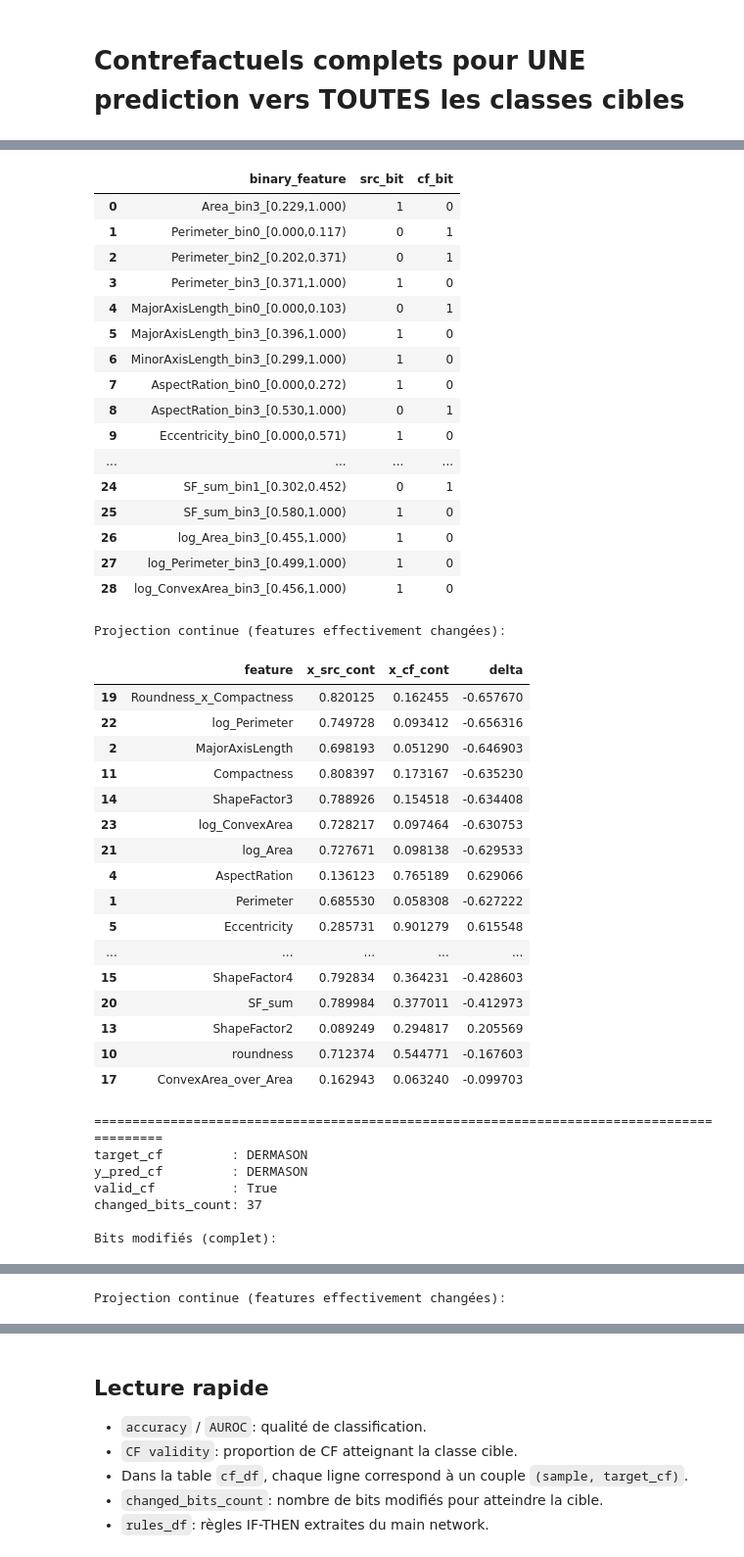
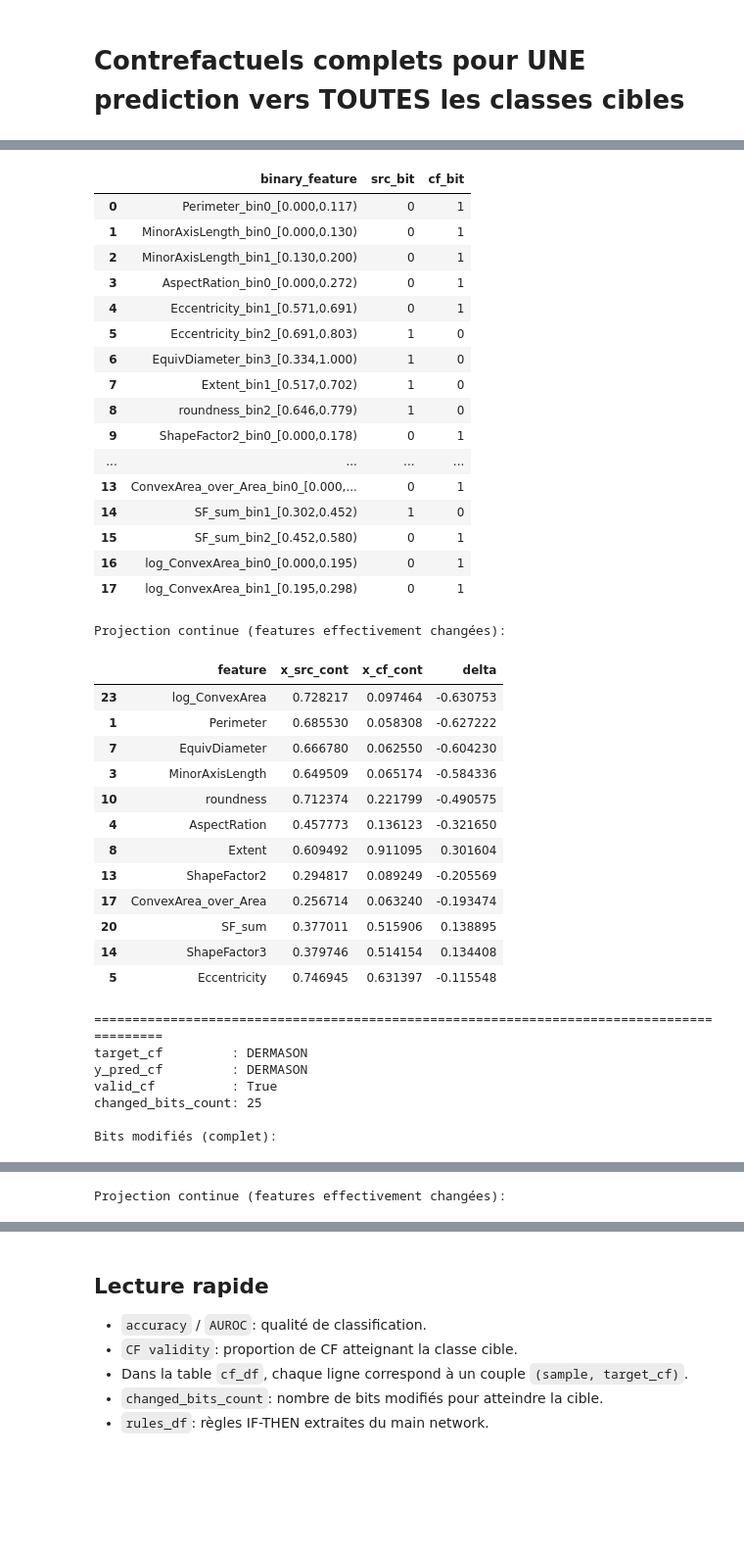
Before and after one commit to erickTsaf237/Master-work, a Jupyter notebook: HyConEx_from_scratch/notebooks/nouveau_module_dry_bean_drnet_cf.ipynb, the cells around one changed output, grey strips where cells are left out. Shown at 98% size. Drawn from its saved outputs; the diff is of its cells as text; code cells hidden in the pictures; blank space fills up the shorter version.

```diff
--- a/HyConEx_from_scratch/notebooks/nouveau_module_dry_bean_drnet_cf.ipynb
+++ b/HyConEx_from_scratch/notebooks/nouveau_module_dry_bean_drnet_cf.ipynb
@@ -76,6 +76,7 @@ cfg = HybridDRConfig(
     cf_lambda=0.30,
     flip_lambda=0.08,
     rule_sparsity_lambda=0.002,
+    temperature=0.15,  # tau HyperLogic h(u)=exp(-u^2/tau)
 )
 
 trainer = HybridDRTrainer(cfg, device=device)
@@ -305,7 +315,7 @@ for i in range(n_examples):
             continue
 
         delta_bits = np.abs(x_cf_all_np[i, target_cls] - x_sub_np[i])
-        changed_idx = np.where(delta_bits > 0.5)[0]
+        changed_idx = np.where(delta_bits > 1e-6)[0]
         top_idx = changed_idx[:8]
 
         rows.append(
@@ -387,7 +397,7 @@ for target_idx, target_name in enumerate(splits.class_names):
     x_cf_bin = x_cf_all[0, target_idx].cpu().numpy()
     y_pred_cf_idx = int(torch.argmax(logits_cf_all[0, target_idx]).item())
 
-    changed_idx = np.where(np.abs(x_cf_bin - x_src_bin_np) > 0.5)[0]
+    changed_idx = np.where(np.abs(x_cf_bin - x_src_bin_np) > 1e-6)[0]
 
     # Projection continue pour lecture humaine
     x_cf_cont = trainer.binarizer.binary_to_continuous(x_cf_bin.reshape(1, -1))[0]
@@ -481,45 +480,41 @@ changed_bits_count: 32
 
 Bits modifiés (complet):
 |  | binary_feature | src_bit | cf_bit |
-| 0 | Area_bin3_[0.229,1.000) | 1 | 0 |
-| 1 | Perimeter_bin0_[0.000,0.117) | 0 | 1 |
-| 2 | Perimeter_bin2_[0.202,0.371) | 0 | 1 |
-| 3 | Perimeter_bin3_[0.371,1.000) | 1 | 0 |
-| 4 | MajorAxisLength_bin0_[0.000,0.103) | 0 | 1 |
-| 5 | MajorAxisLength_bin3_[0.396,1.000) | 1 | 0 |
-| 6 | MinorAxisLength_bin3_[0.299,1.000) | 1 | 0 |
-| 7 | AspectRation_bin0_[0.000,0.272) | 1 | 0 |
-| 8 | AspectRation_bin3_[0.530,1.000) | 0 | 1 |
-| 9 | Eccentricity_bin0_[0.000,0.571) | 1 | 0 |
+| 0 | Perimeter_bin0_[0.000,0.117) | 0 | 1 |
+| 1 | MinorAxisLength_bin0_[0.000,0.130) | 0 | 1 |
+| 2 | MinorAxisLength_bin1_[0.130,0.200) | 0 | 1 |
+| 3 | AspectRation_bin0_[0.000,0.272) | 0 | 1 |
+| 4 | Eccentricity_bin1_[0.571,0.691) | 0 | 1 |
+| 5 | Eccentricity_bin2_[0.691,0.803) | 1 | 0 |
+| 6 | EquivDiameter_bin3_[0.334,1.000) | 1 | 0 |
+| 7 | Extent_bin1_[0.517,0.702) | 1 | 0 |
+| 8 | roundness_bin2_[0.646,0.779) | 1 | 0 |
+| 9 | ShapeFactor2_bin0_[0.000,0.178) | 0 | 1 |
 | ... | ... | ... | ... |
-| 24 | SF_sum_bin1_[0.302,0.452) | 0 | 1 |
-| 25 | SF_sum_bin3_[0.580,1.000) | 1 | 0 |
-| 26 | log_Area_bin3_[0.455,1.000) | 1 | 0 |
-| 27 | log_Perimeter_bin3_[0.499,1.000) | 1 | 0 |
-| 28 | log_ConvexArea_bin3_[0.456,1.000) | 1 | 0 |
+| 13 | ConvexArea_over_Area_bin0_[0.000,... | 0 | 1 |
+| 14 | SF_sum_bin1_[0.302,0.452) | 1 | 0 |
+| 15 | SF_sum_bin2_[0.452,0.580) | 0 | 1 |
+| 16 | log_ConvexArea_bin0_[0.000,0.195) | 0 | 1 |
+| 17 | log_ConvexArea_bin1_[0.195,0.298) | 0 | 1 |
 Projection continue (features effectivement changées):
 |  | feature | x_src_cont | x_cf_cont | delta |
-| 19 | Roundness_x_Compactness | 0.820125 | 0.162455 | -0.657670 |
-| 22 | log_Perimeter | 0.749728 | 0.093412 | -0.656316 |
-| 2 | MajorAxisLength | 0.698193 | 0.051290 | -0.646903 |
-| 11 | Compactness | 0.808397 | 0.173167 | -0.635230 |
-| 14 | ShapeFactor3 | 0.788926 | 0.154518 | -0.634408 |
 | 23 | log_ConvexArea | 0.728217 | 0.097464 | -0.630753 |
-| 21 | log_Area | 0.727671 | 0.098138 | -0.629533 |
-| 4 | AspectRation | 0.136123 | 0.765189 | 0.629066 |
 | 1 | Perimeter | 0.685530 | 0.058308 | -0.627222 |
-| 5 | Eccentricity | 0.285731 | 0.901279 | 0.615548 |
-| ... | ... | ... | ... | ... |
-| 15 | ShapeFactor4 | 0.792834 | 0.364231 | -0.428603 |
-| 20 | SF_sum | 0.789984 | 0.377011 | -0.412973 |
-| 13 | ShapeFactor2 | 0.089249 | 0.294817 | 0.205569 |
-| 10 | roundness | 0.712374 | 0.544771 | -0.167603 |
-| 17 | ConvexArea_over_Area | 0.162943 | 0.063240 | -0.099703 |
+| 7 | EquivDiameter | 0.666780 | 0.062550 | -0.604230 |
+| 3 | MinorAxisLength | 0.649509 | 0.065174 | -0.584336 |
+| 10 | roundness | 0.712374 | 0.221799 | -0.490575 |
+| 4 | AspectRation | 0.457773 | 0.136123 | -0.321650 |
+| 8 | Extent | 0.609492 | 0.911095 | 0.301604 |
+| 13 | ShapeFactor2 | 0.294817 | 0.089249 | -0.205569 |
+| 17 | ConvexArea_over_Area | 0.256714 | 0.063240 | -0.193474 |
+| 20 | SF_sum | 0.377011 | 0.515906 | 0.138895 |
+| 14 | ShapeFactor3 | 0.379746 | 0.514154 | 0.134408 |
+| 5 | Eccentricity | 0.746945 | 0.631397 | -0.115548 |
 ==========================================================================================
 target_cf         : DERMASON
 y_pred_cf         : DERMASON
 valid_cf          : True
-changed_bits_count: 37
+changed_bits_count: 25
 
 Bits modifiés (complet):
 |  | binary_feature | src_bit | cf_bit |
```
Also changed, not shown: parts of 9 cells of this notebook, 6 other files.
